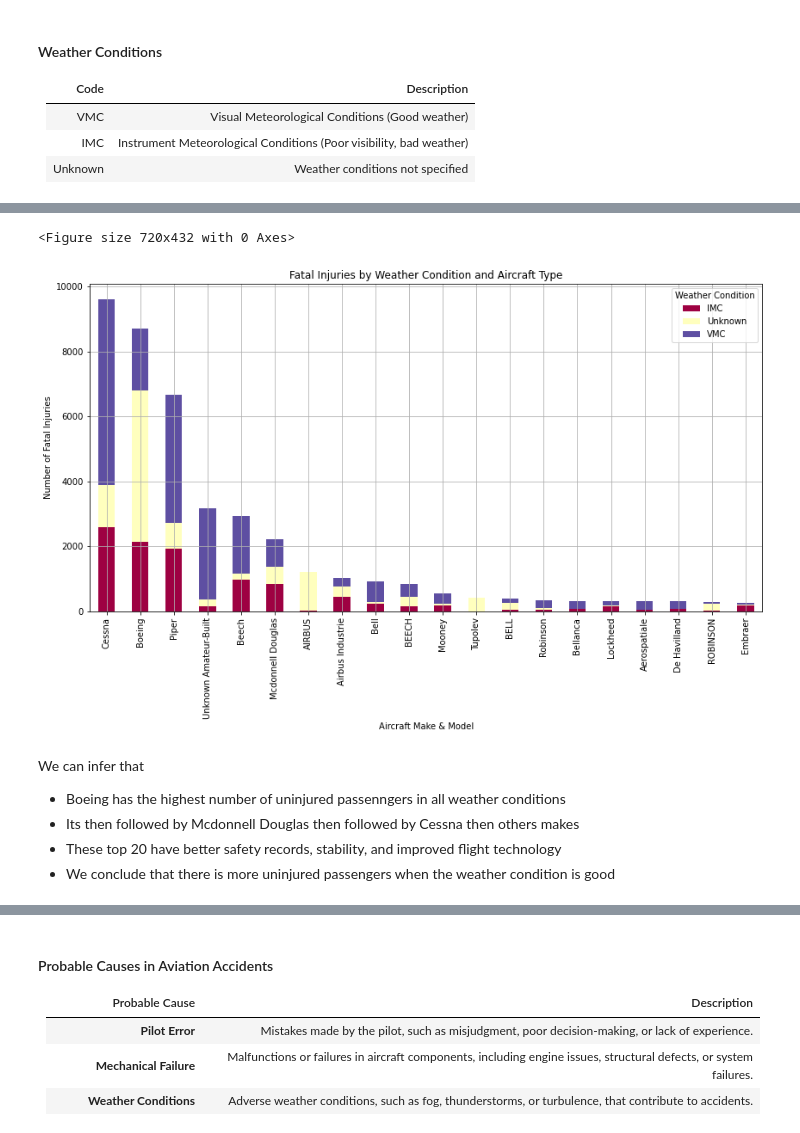
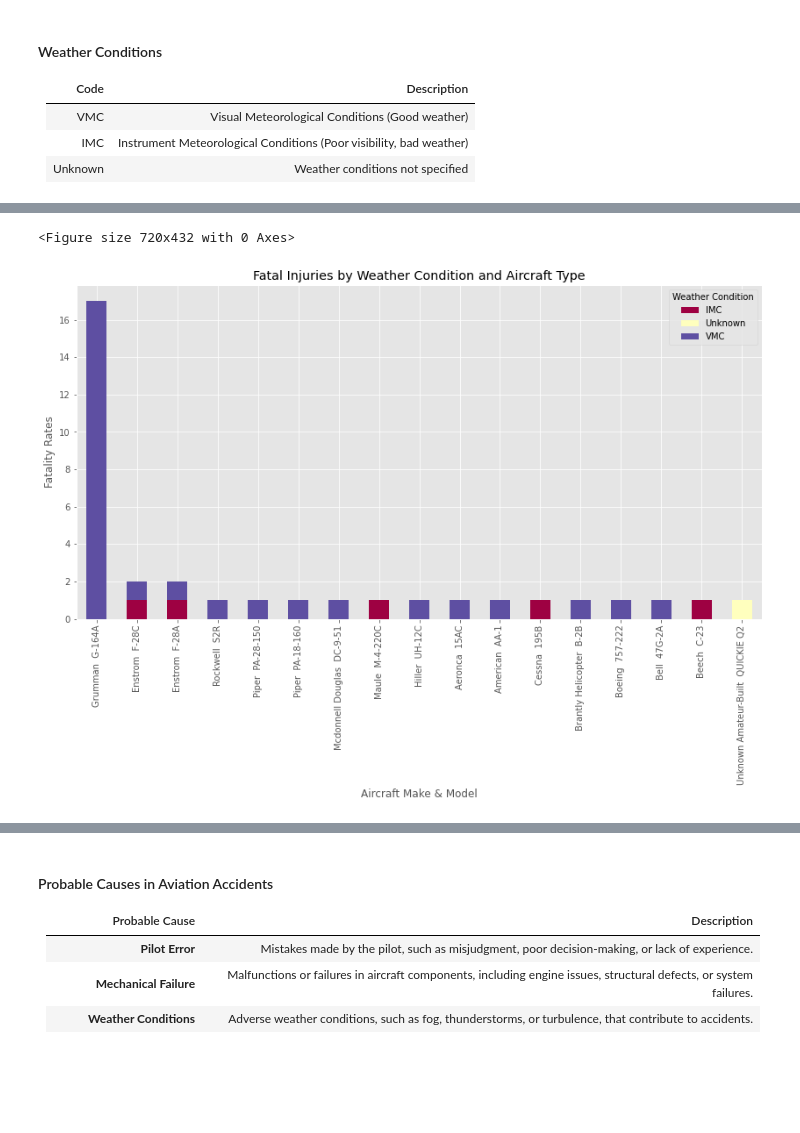
Before and after one commit to Lily-kwamboka/Aviation-Dataset-Analysis, a Jupyter notebook: Aviation.ipynb, the cells around one changed output, grey strips where cells are left out. Drawn from its saved outputs; the diff is of its cells as text; code cells hidden in the pictures; blank space fills up the shorter version.

```diff
--- a/Aviation.ipynb
+++ b/Aviation.ipynb
@@ -48,6 +48,7 @@ import numpy as np
 import matplotlib.pyplot as plt
 %matplotlib inline
 import seaborn as sns
+plt.style.use('ggplot')
 # %%
 df = pd.read_csv("AviationNewData.csv", encoding = "windows-1252", low_memory = False)
 # %% [markdown]
@@ -913,28 +899,21 @@ From the plot below we can infer that
 # %%
-df_weather = df_relevant.groupby(["Weather.Condition", "Make"]).agg({
+df_weather = df_fatal_damage_filtered.groupby(["Weather.Condition", "Make_Model"]).agg({
     "Total.Fatal.Injuries": "sum"
 }).reset_index()
 
 plt.figure(figsize=(10,6))
 
-df_pivot = df_weather.pivot(index="Make", columns="Weather.Condition", values="Total.Fatal.Injuries")
+df_pivot = df_weather.pivot(index="Make_Model", columns="Weather.Condition", values="Total.Fatal.Injuries")
 df_pivot = df_pivot.loc[df_pivot.sum(axis=1).nlargest(20).index]
 df_pivot.plot(kind="bar", stacked=True, figsize=(14, 7), colormap="Spectral")
 
 plt.title("Fatal Injuries by Weather Condition and Aircraft Type")
 plt.xlabel("Aircraft Make & Model")
-plt.ylabel("Number of Fatal Injuries")
+plt.ylabel("Fatality Rates")
 plt.legend(title="Weather Condition")
 plt.xticks(rotation=90)
-plt.grid()
 plt.show()
 # %% [output]
 <Figure size 720x432 with 0 Axes>
-[figure, old version]
+[figure, new version]
-# %% [markdown]
-We can infer that
- - Boeing has the highest number of uninjured passenngers in all weather conditions
- - Its then followed by Mcdonnell Douglas then followed by Cessna then others makes
- - These top 20  have better safety records, stability, and  improved flight technology
- - We conclude that there is more uninjured passengers when the weather condition is good
 # %%
```
Also changed, not shown: parts of 24 cells of this notebook, 2 other files.
